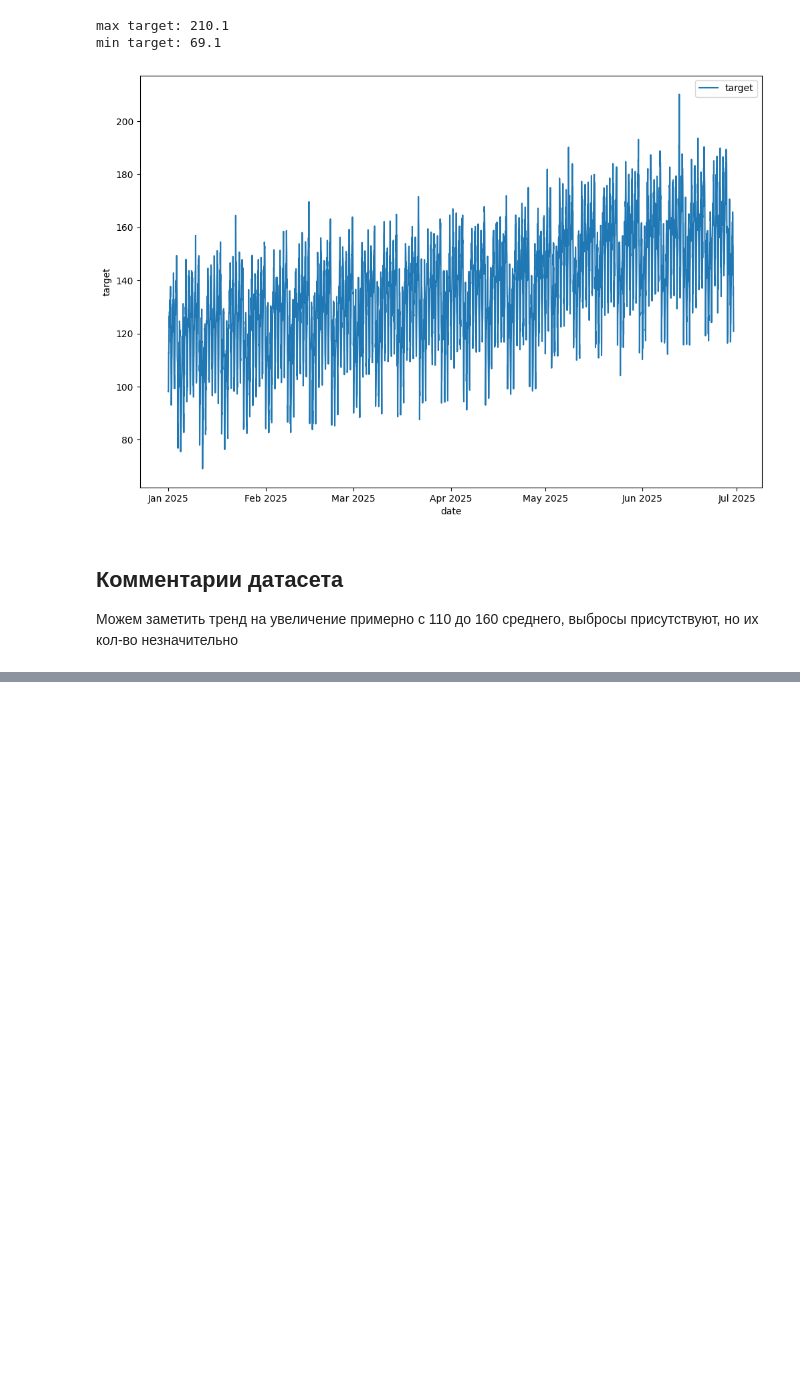
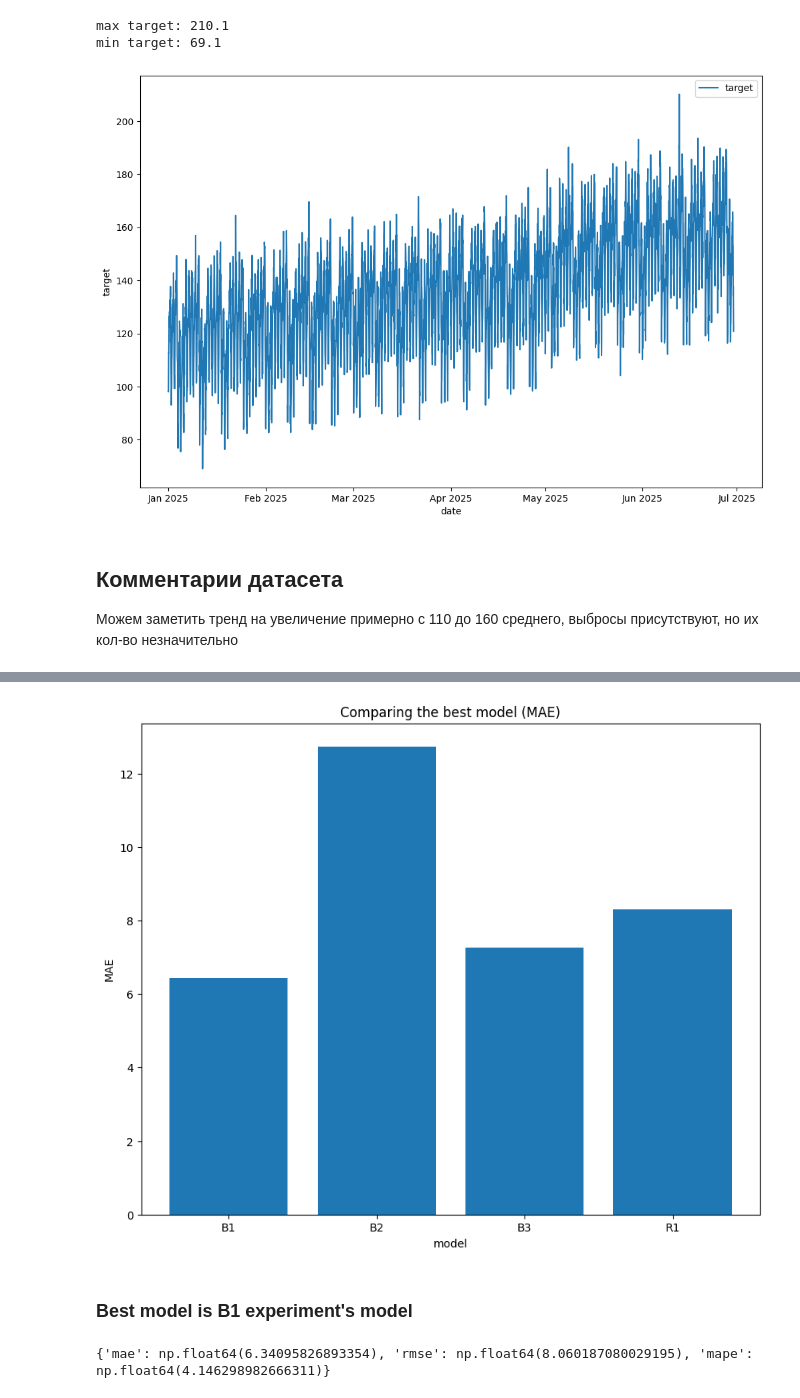
Before and after one commit to mazxal0/AI-Mirea-Course, a Jupyter notebook: homeworks/HW12/HW12.ipynb, the cells around one changed output, grey strips where cells are left out. Cells and saved outputs as stored; diff of their text form; code cells hidden in the pictures; blank space fills up the shorter version.

```diff
--- a/homeworks/HW12/HW12.ipynb
+++ b/homeworks/HW12/HW12.ipynb
@@ -315,0 +410,10 @@ def metrics(y_pred, y_true):
+# %%
+model = Ridge(
+    random_state=SEED,
+)
+
+model.fit(X=train_scaller, y=train_Y)
+
+preds = model.predict(val_scaller)
+metrics_b3 = metrics(preds, val_Y)
+print(metrics_b3)
@@ -315,0 +514,12 @@ def metrics(y_pred, y_true):
+# %%
+plt.figure(figsize=(10, 8))
+plt.bar(['B1', 'B2', 'B3', 'R1'], [metrics_b1_val['mae'], metrics_b2_val['mae'], metrics_b3['mae'], metrics_r1['mae']])
+plt.savefig('./artifacts/figures/baselines_compare.png')
+plt.ylabel('MAE')
+plt.xlabel('model')
+plt.title('Comparing the best model (MAE)')
+plt.show()
+# %% [output]
+[figure, added]
+# %% [markdown]
+### Best model is B1 experiment's model
@@ -315,0 +547,6 @@ def metrics(y_pred, y_true):
+# %%
+test_preds = test_X['lag_1']
+test_metrics = metrics(test_preds, test_Y)
+print(test_metrics)
+# %% [output]
+{'mae': np.float64(6.34095826893354), 'rmse': np.float64(8.060187080029195), 'mape': np.float64(4.146298982666311)}
```
Also changed, not shown: parts of 34 cells of this notebook, 8 other files.
